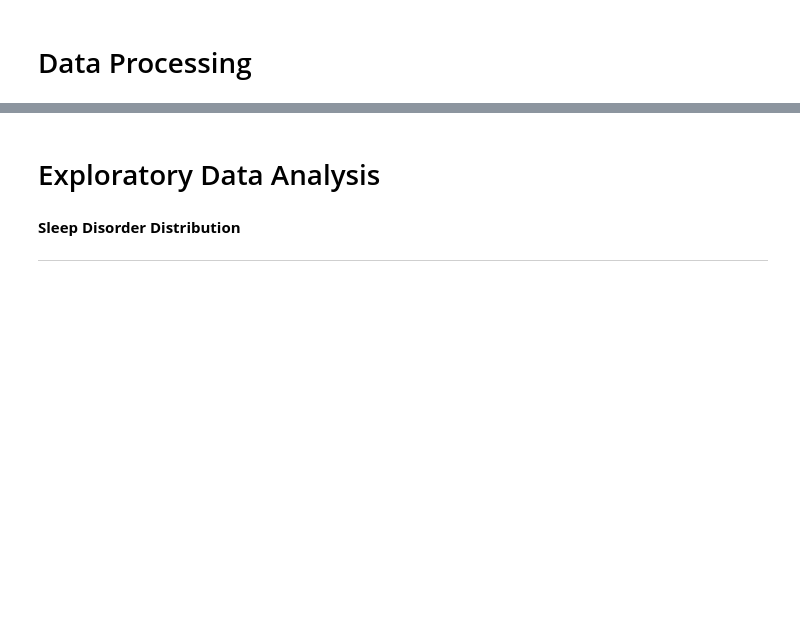
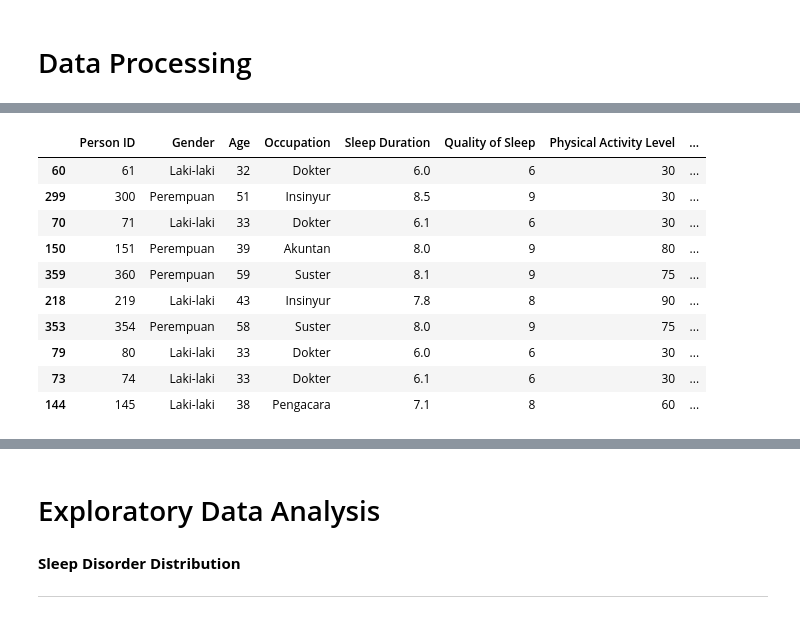
Before and after one commit to AthallaITS/sleep-health-analysis, a Jupyter notebook: kaggle/sleep-health-analysis-and-eda.ipynb, the cells around one changed output, grey strips where cells are left out. Cells and saved outputs as stored; diff of their text form; code cells hidden in the pictures; blank space fills up the shorter version.

```diff
--- a/kaggle/sleep-health-analysis-and-eda.ipynb
+++ b/kaggle/sleep-health-analysis-and-eda.ipynb
@@ -48,3 +93,16 @@ df.info()
 # %%
+# Mengisi nilai-nilai kosong (NaN) dalam kolom 'Sleep Disorder' dengan 'None'#
 df['Sleep Disorder'] = df['Sleep Disorder'].fillna('None')
-df.sample(5)
+df.sample(10)
+# %% [output]
+|  | Person ID | Gender | Age | Occupation | Sleep Duration | Quality of Sleep | Physical Activity Level | ... |
+| 60 | 61 | Laki-laki | 32 | Dokter | 6.0 | 6 | 30 | ... |
+| 299 | 300 | Perempuan | 51 | Insinyur | 8.5 | 9 | 30 | ... |
+| 70 | 71 | Laki-laki | 33 | Dokter | 6.1 | 6 | 30 | ... |
+| 150 | 151 | Perempuan | 39 | Akuntan | 8.0 | 9 | 80 | ... |
+| 359 | 360 | Perempuan | 59 | Suster | 8.1 | 9 | 75 | ... |
+| 218 | 219 | Laki-laki | 43 | Insinyur | 7.8 | 8 | 90 | ... |
+| 353 | 354 | Perempuan | 58 | Suster | 8.0 | 9 | 75 | ... |
+| 79 | 80 | Laki-laki | 33 | Dokter | 6.0 | 6 | 30 | ... |
+| 73 | 74 | Laki-laki | 33 | Dokter | 6.1 | 6 | 30 | ... |
+| 144 | 145 | Laki-laki | 38 | Pengacara | 7.1 | 8 | 60 | ... |
```
Also changed, not shown: parts of 39 cells of this notebook, 2 other files.
